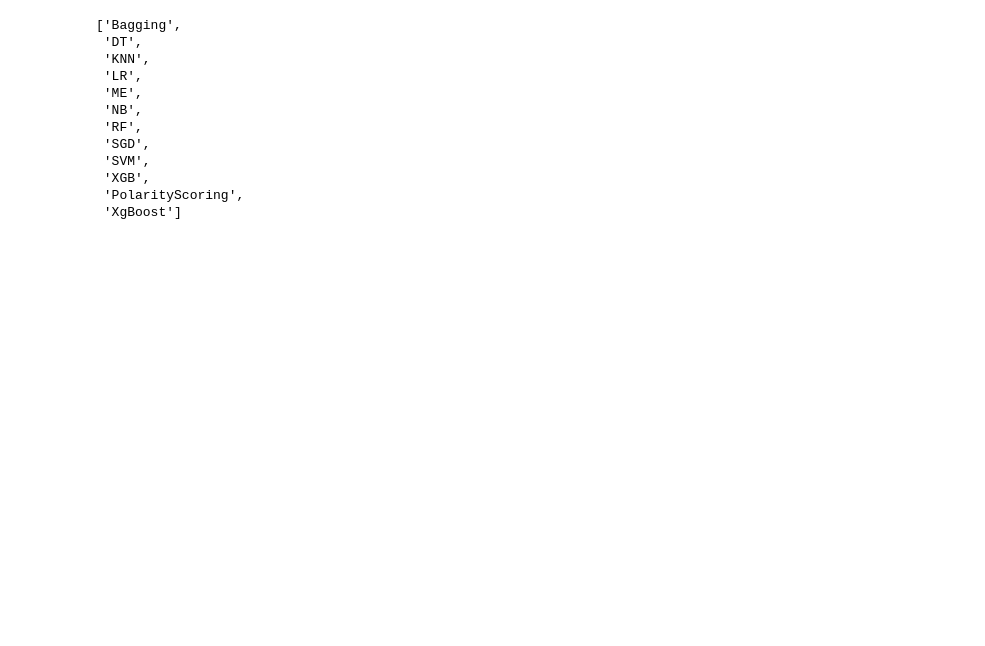
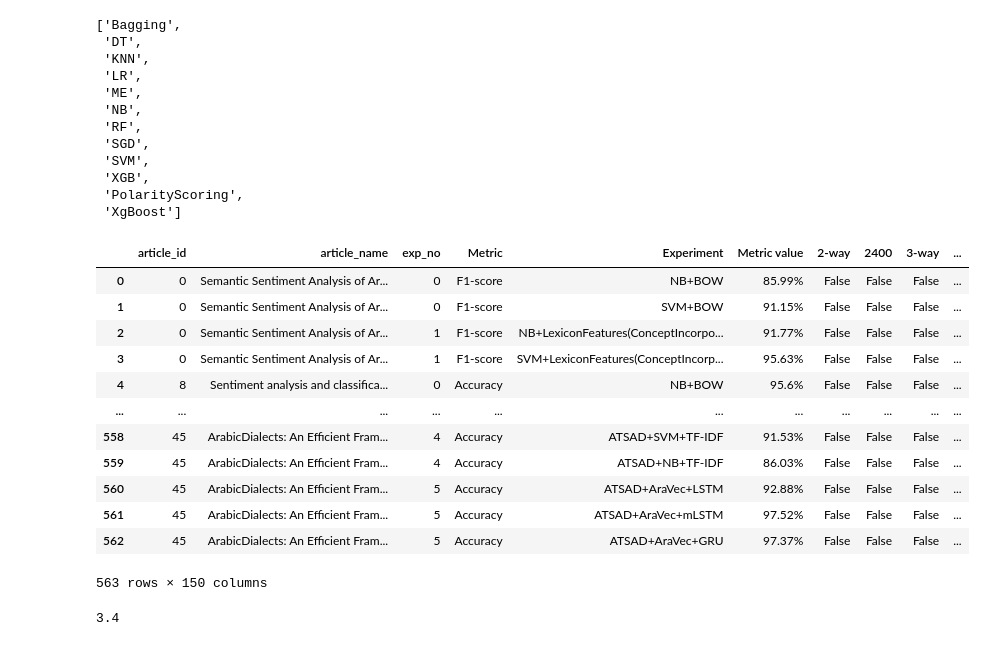
Before and after one commit to YassirMatrane/slr_phd, a Jupyter notebook: SLR-jupyter.ipynb, the cells around one changed output. Drawn from its saved outputs; the diff is of its cells as text; code cells hidden in the pictures; blank space fills up the shorter version.

```diff
--- a/SLR-jupyter.ipynb
+++ b/SLR-jupyter.ipynb
@@ -596,0 +606,3 @@ merged_df["Metric value_1"] = values
+# %%
+merged_df["DataSet_size_experiment"] = merged_df["Experiment"].apply(lambda x :int(''.join(filter(str.isdigit, x))))
+merged_df.head(1)
@@ -596,0 +613,4 @@ merged_df["Metric value_1"] = values
+# %%
+cut_labels_4 = ['0-1000', '1000-3000', '3000-5000', '5000-7000','7000-10000','10000-20000','20000-30000',"MoreThan30000"]
+cut_bins = [0, 1000, 3000, 5000, 7000,10000,20000,30000,10000000]
+merged_df['DataSet_size_experiment_Classes'] = pd.cut(merged_df['DataSet_size_experiment'], bins=cut_bins, labels=cut_labels_4)
@@ -1008,3 +1097,25 @@ algos
  'XGB',
  'PolarityScoring',
  'XgBoost']
+# %%
+merged_df
+# %% [output]
+|  | article_id | article_name | exp_no | Metric | Experiment | Metric value | 2-way | 2400 | 3-way | ... |
+| 0 | 0 | Semantic Sentiment Analysis of Ar... | 0 | F1-score | NB+BOW | 85.99% | False | False | False | ... |
+| 1 | 0 | Semantic Sentiment Analysis of Ar... | 0 | F1-score | SVM+BOW | 91.15% | False | False | False | ... |
+| 2 | 0 | Semantic Sentiment Analysis of Ar... | 1 | F1-score | NB+LexiconFeatures(ConceptIncorpo... | 91.77% | False | False | False | ... |
+| 3 | 0 | Semantic Sentiment Analysis of Ar... | 1 | F1-score | SVM+LexiconFeatures(ConceptIncorp... | 95.63% | False | False | False | ... |
+| 4 | 8 | Sentiment analysis and classifica... | 0 | Accuracy | NB+BOW | 95.6% | False | False | False | ... |
+| ... | ... | ... | ... | ... | ... | ... | ... | ... | ... | ... |
+| 558 | 45 | ArabicDialects: An Efficient Fram... | 4 | Accuracy | ATSAD+SVM+TF-IDF | 91.53% | False | False | False | ... |
+| 559 | 45 | ArabicDialects: An Efficient Fram... | 4 | Accuracy | ATSAD+NB+TF-IDF | 86.03% | False | False | False | ... |
+| 560 | 45 | ArabicDialects: An Efficient Fram... | 5 | Accuracy | ATSAD+AraVec+LSTM | 92.88% | False | False | False | ... |
+| 561 | 45 | ArabicDialects: An Efficient Fram... | 5 | Accuracy | ATSAD+AraVec+mLSTM | 97.52% | False | False | False | ... |
+| 562 | 45 | ArabicDialects: An Efficient Fram... | 5 | Accuracy | ATSAD+AraVec+GRU | 97.37% | False | False | False | ... |
+563 rows × 150 columns
+# %%
+s = {1,2}
+s = "3.4"
+float(s)
+# %% [output]
+3.4
```
Also changed, not shown: parts of 11 cells of this notebook.
